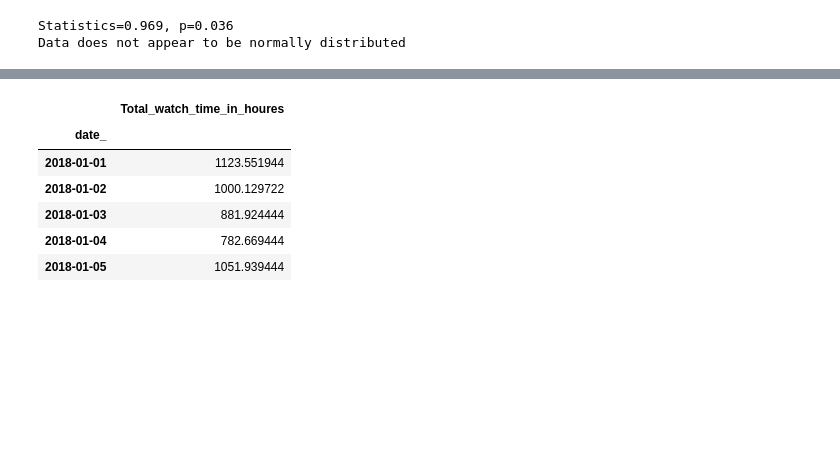
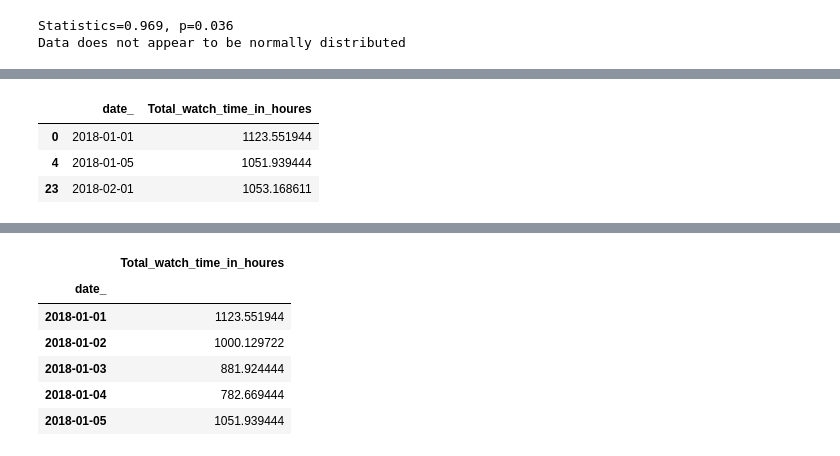
Before and after one commit to TMQ5/My_Projects, a Jupyter notebook: stc_TV_T2.ipynb, the cells around one changed output, grey strips where cells are left out. Cells and saved outputs as stored; diff of their text form; code cells hidden in the pictures; blank space fills up the shorter version.

```diff
--- a/stc_TV_T2.ipynb
+++ b/stc_TV_T2.ipynb
@@ -299,0 +370,21 @@ Data does not appear to be normally distributed
+# %%
+# Calculate the first quartile (25th percentile) and the third quartile (75th percentile) of the total watch time in hours
+# Then compute the Interquartile Range (IQR) as the difference between Q3 and Q1
+Q1 = dataframe['Total_watch_time_in_houres'].quantile(0.25)
+Q3 = dataframe['Total_watch_time_in_houres'].quantile(0.75)
+IQR = Q3 - Q1
+
+# Calculate the lower and upper bound to identify outliers below and above it
+lower_bound = Q1 - 1.5 * IQR
+upper_bound = Q3 + 1.5 * IQR
+
+# Filter and obtain rows where the watch time is either below the lower bound or above the upper bound
+outliers = dataframe[(dataframe['Total_watch_time_in_houres'] > upper_bound )| (dataframe['Total_watch_time_in_houres'] < lower_bound)]
+
+# Display the outliers
+outliers
+# %% [output]
+|  | date_ | Total_watch_time_in_houres |
+| 0 | 2018-01-01 | 1123.551944 |
+| 4 | 2018-01-05 | 1051.939444 |
+| 23 | 2018-02-01 | 1053.168611 |
```
Also changed, not shown: parts of 16 cells of this notebook.
